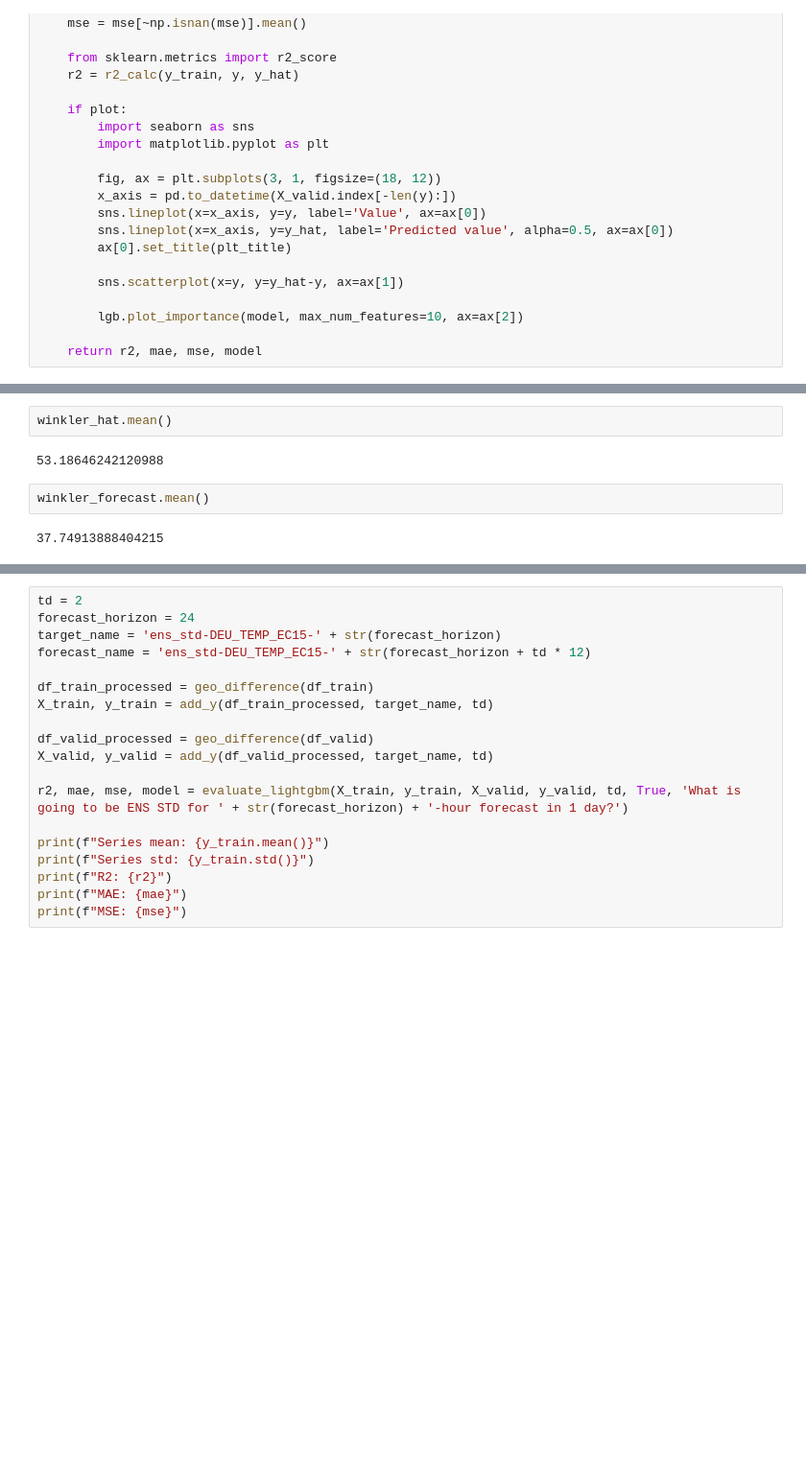
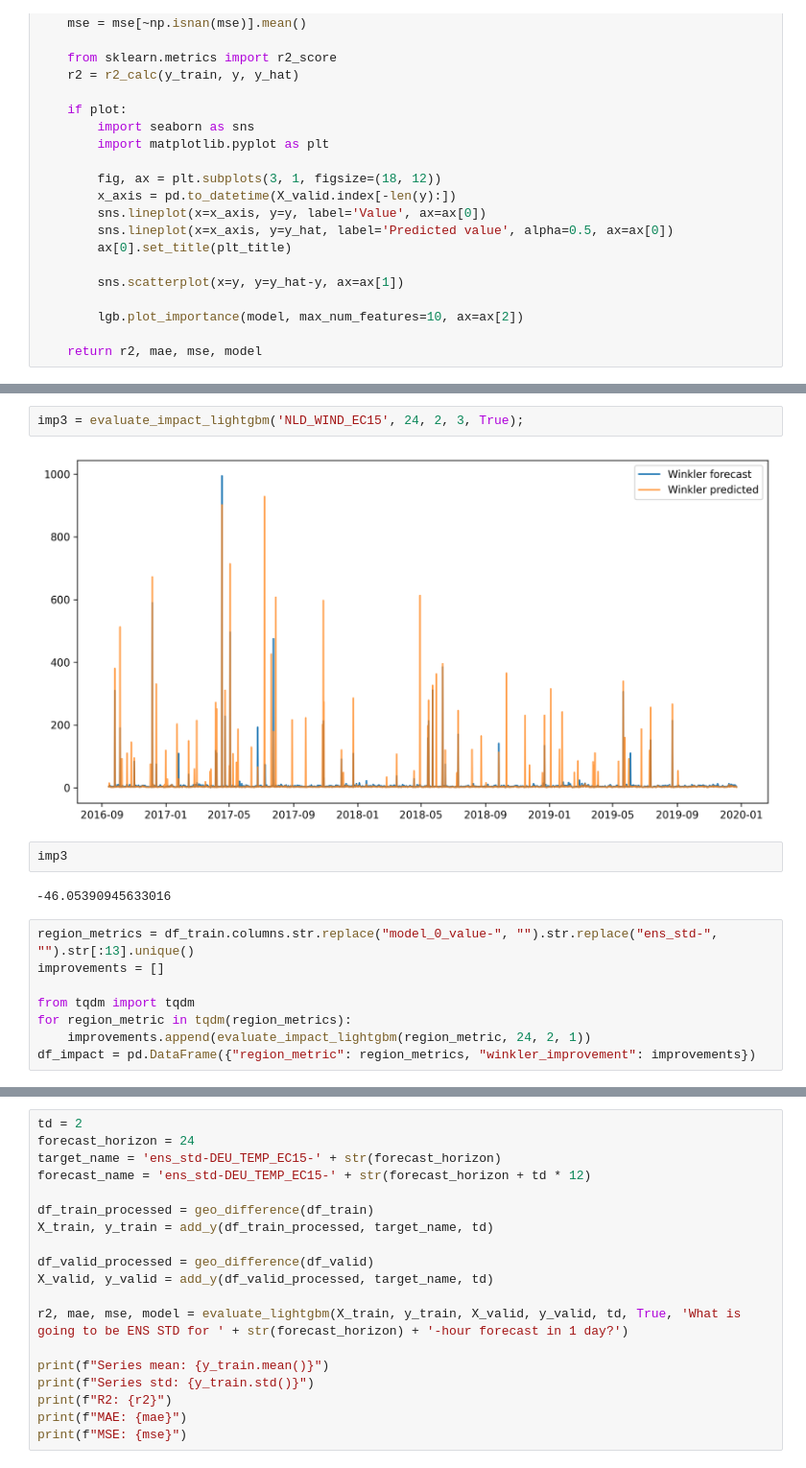
Before and after one commit to jaupimegi23/certainlyUncertain, a Jupyter notebook: models/LightGBM copy.ipynb, the cells around one changed output, grey strips where cells are left out. Shown at 96% size. Drawn from its saved outputs; the diff is of its cells as text; blank space fills up the shorter version.

```diff
--- a/models/LightGBM copy.ipynb
+++ b/models/LightGBM copy.ipynb
@@ -228,8 +223,16 @@ winkler_hat_true.mean()
+# %%
+imp3 = evaluate_impact_lightgbm('NLD_WIND_EC15', 24, 2, 3, True);
+# %% [output]
+[figure, added]
+# %%
+imp3
+# %% [output]
+-46.05390945633016
 # %%
-winkler_hat.mean()
+region_metrics = df_train.columns.str.replace("model_0_value-", "").str.replace("ens_std-", "").str[:13].unique()
+improvements = []
+
+from tqdm import tqdm
+for region_metric in tqdm(region_metrics):
+    improvements.append(evaluate_impact_lightgbm(region_metric, 24, 2, 1))
+df_impact = pd.DataFrame({"region_metric": region_metrics, "winkler_improvement": improvements})
-# %% [output]
-53.18646242120988
-# %%
-winkler_forecast.mean()
-# %% [output]
-37.74913888404215
```
Also changed, not shown: parts of 9 cells of this notebook.
